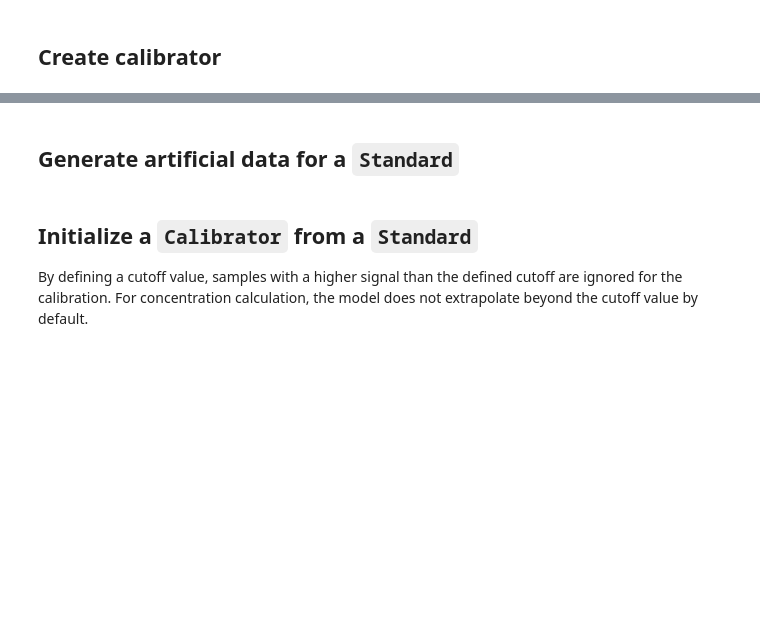
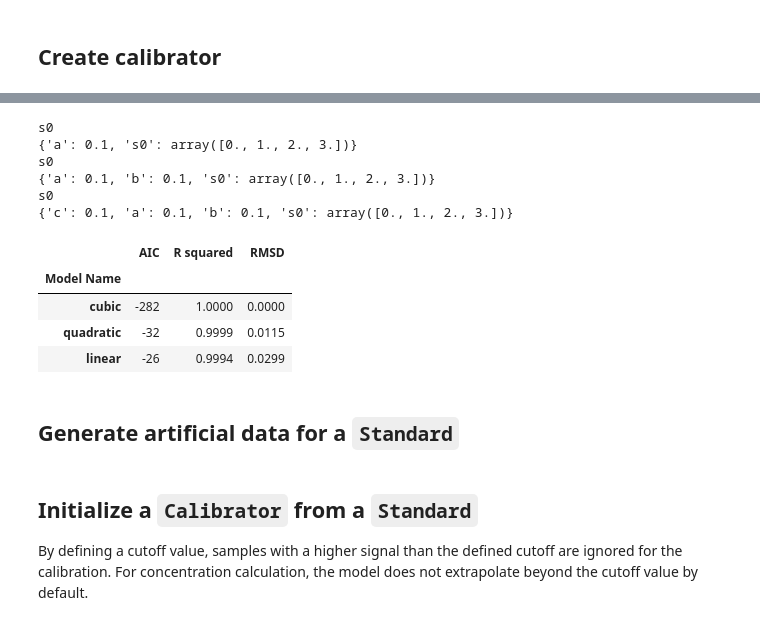
Before and after one commit to FAIRChemistry/datamodel_calibration, a Jupyter notebook: examples/test_calibrator.ipynb, the cells around one changed output, grey strips where cells are left out. Saved outputs shown, nothing was run; the diff lists cells and outputs as text; code cells hidden in the pictures; blank space fills up the shorter version.

```diff
--- a/examples/test_calibrator.ipynb
+++ b/examples/test_calibrator.ipynb
@@ -64,14 +48,10 @@ CalibrationModel(id='35dae080-3596-47c5-944f-740faba45565', name='Linear', signa
 # %%
 from CaliPytion2.tools import Calibrator
 # %%
-
-
 c = Calibrator(
     species_id="s0",
     name="Test Analyte",
     concentrations=[0,1,2,3],
     conc_unit="mM",
-    signals=[0,1,2,3],
+    signals=[0,1.1,2.2,3.2],
 )
-
-print(c)
@@ -85,3 +77,17 @@ sympy.core.mul.Mul
+# %%
+c.fit_models()
+# %% [output]
+s0
+{'a': 0.1, 's0': array([0., 1., 2., 3.])}
+s0
+{'a': 0.1, 'b': 0.1, 's0': array([0., 1., 2., 3.])}
+s0
+{'c': 0.1, 'a': 0.1, 'b': 0.1, 's0': array([0., 1., 2., 3.])}
+|  | AIC | R squared | RMSD |
+| Model Name |  |  |  |
+| cubic | -282 | 1.0000 | 0.0000 |
+| quadratic | -32 | 0.9999 | 0.0115 |
+| linear | -26 | 0.9994 | 0.0299 |
 # %% [markdown]
 ## Generate artificial data for a `Standard`
 # %% [markdown]
```
Also changed, not shown: parts of 6 cells of this notebook, 47 other files.
